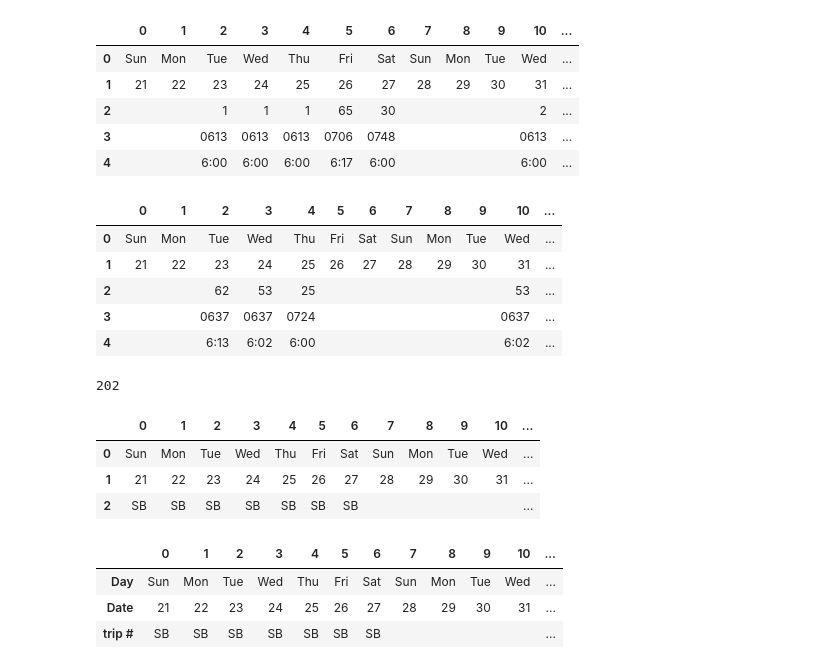
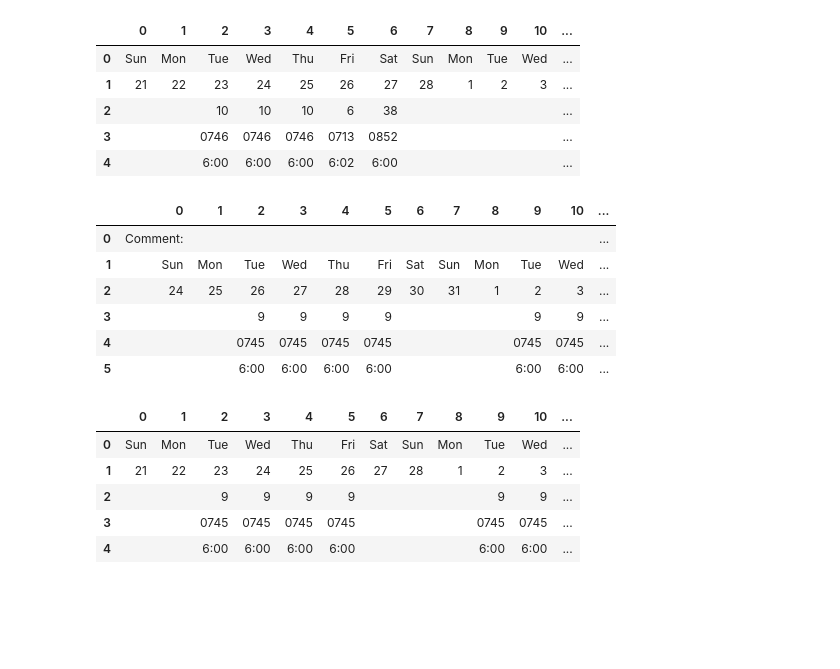
Before and after one commit to AstroPhysX/UPS-project, a Jupyter notebook: Program/Dev.ipynb, the cells around one changed output. Drawn from its saved outputs; the diff is of its cells as text; code cells hidden in the pictures; blank space fills up the shorter version.

```diff
--- a/Program/Dev.ipynb
+++ b/Program/Dev.ipynb
@@ -24,5 +21,16 @@ tables=camelot.read_pdf(filename,flavor='stream',pages=pgrange,table_regions=['7
 # %%
 dflist1=[]
 dflist2=[]
-# %%
-i=0
+# %%
+tables=[]
+# %%
+while True:
+        try:
+            extract=camelot.read_pdf(filename,flavor='stream',pages=pgrange,table_areas=['79.6,468,779.7,384.8','42.4,466,80.5,314.5','79.6,313,779.7,230.98','79.6,384.8,779.7,314.0','79.6,230.98,779.7,159.0','42.4,314,80.5,159.0'],columns=['104.6,128.8,152.9,177.1,201.2,225,249.5,273.4,297.6,321.6,345.6,369.8,393.9,418.2,442.1,466.4,490.4,514.3,538.6,562.7,586.8,611,635,659.1,683.4,707.3,731.3','42.4','104.6,128.8,152.9,177.1,201.2,225,249.5,273.4,297.6,321.6,345.6,369.8,393.9,418.2,442.1,466.4,490.4,514.3,538.6,562.7,586.8,611,635,659.1,683.4,707.3,731.3','104.6,128.8,152.9,177.1,201.2,225,249.5,273.4,297.6,321.6,345.6,369.8,393.9,418.2,442.1,466.4,490.4,514.3,538.6,562.7,586.8,611,635,659.1,683.4,707.3,731.3','104.6,128.8,152.9,177.1,201.2,225,249.5,273.4,297.6,321.6,345.6,369.8,393.9,418.2,442.1,466.4,490.4,514.3,538.6,562.7,586.8,611,635,659.1,683.4,707.3,731.3','42.4'],strip_text='--\n')
+            for i in range(0,len(extract)):
+                tables.append(extract[i].df)
+            break
+        except:
+            startpg=startpg+1
+            pgrange=str(startpg)+'-'+str(beforelastpg)
+            print("  Updated page range:",pgrange)
@@ -28,0 +39,11 @@ i=0
+# %%
+try:
+        pgrange=str(lastpg)
+        extractlast=camelot.read_pdf(filename,flavor='stream',pages=pgrange,table_areas=['79.6,468,779.7,384.8','42.4,466,80.5,314.5','79.6,313,779.7,230.98','79.6,384.8,779.7,314.0','79.6,230.98,779.7,159.0','42.4,314,80.5,159.0'],columns=['104.6,128.8,152.9,177.1,201.2,225,249.5,273.4,297.6,321.6,345.6,369.8,393.9,418.2,442.1,466.4,490.4,514.3,538.6,562.7,586.8,611,635,659.1,683.4,707.3,731.3','42.4','104.6,128.8,152.9,177.1,201.2,225,249.5,273.4,297.6,321.6,345.6,369.8,393.9,418.2,442.1,466.4,490.4,514.3,538.6,562.7,586.8,611,635,659.1,683.4,707.3,731.3','104.6,128.8,152.9,177.1,201.2,225,249.5,273.4,297.6,321.6,345.6,369.8,393.9,418.2,442.1,466.4,490.4,514.3,538.6,562.7,586.8,611,635,659.1,683.4,707.3,731.3','104.6,128.8,152.9,177.1,201.2,225,249.5,273.4,297.6,321.6,345.6,369.8,393.9,418.2,442.1,466.4,490.4,514.3,538.6,562.7,586.8,611,635,659.1,683.4,707.3,731.3','42.4'],strip_text='--\n')
+        for i in range(0,len(extractlast)):
+                tables.append(extractlast[i].df)
+except:
+
+    extractlast=camelot.read_pdf(filename,flavor='stream',pages=pgrange,table_areas=['79.6,468,779.7,384.8','42.4,466,80.5,314.5','79.6,384.8,779.7,314.0'],columns=['104.6,128.8,152.9,177.1,201.2,225,249.5,273.4,297.6,321.6,345.6,369.8,393.9,418.2,442.1,466.4,490.4,514.3,538.6,562.7,586.8,611,635,659.1,683.4,707.3,731.3','42.4','104.6,128.8,152.9,177.1,201.2,225,249.5,273.4,297.6,321.6,345.6,369.8,393.9,418.2,442.1,466.4,490.4,514.3,538.6,562.7,586.8,611,635,659.1,683.4,707.3,731.3'],strip_text='--\n')
+    for i in range(0,len(extractlast)):
+                tables.append(extractlast[i].df)
@@ -64,29 +122,19 @@ dflist1[1]
 # %%
-dflist1[2]
+tables[2]
 # %% [output]
 |  | 0 | 1 | 2 | 3 | 4 | 5 | 6 | 7 | 8 | 9 | 10 | ... |
 | 0 | Sun | Mon | Tue | Wed | Thu | Fri | Sat | Sun | Mon | Tue | Wed | ... |
-| 1 | 21 | 22 | 23 | 24 | 25 | 26 | 27 | 28 | 29 | 30 | 31 | ... |
-| 2 |  |  | 1 | 1 | 1 | 65 | 30 |  |  |  | 2 | ... |
-| 3 |  |  | 0613 | 0613 | 0613 | 0706 | 0748 |  |  |  | 0613 | ... |
-| 4 |  |  | 6:00 | 6:00 | 6:00 | 6:17 | 6:00 |  |  |  | 6:00 | ... |
+| 1 | 21 | 22 | 23 | 24 | 25 | 26 | 27 | 28 | 1 | 2 | 3 | ... |
+| 2 |  |  | 10 | 10 | 10 | 6 | 38 |  |  |  |  | ... |
+| 3 |  |  | 0746 | 0746 | 0746 | 0713 | 0852 |  |  |  |  | ... |
+| 4 |  |  | 6:00 | 6:00 | 6:00 | 6:02 | 6:00 |  |  |  |  | ... |
 # %%
-dflist1[3]
+tables[3]
 # %% [output]
 |  | 0 | 1 | 2 | 3 | 4 | 5 | 6 | 7 | 8 | 9 | 10 | ... |
-| 0 | Sun | Mon | Tue | Wed | Thu | Fri | Sat | Sun | Mon | Tue | Wed | ... |
-| 1 | 21 | 22 | 23 | 24 | 25 | 26 | 27 | 28 | 29 | 30 | 31 | ... |
-| 2 |  |  | 62 | 53 | 25 |  |  |  |  |  | 53 | ... |
-| 3 |  |  | 0637 | 0637 | 0724 |  |  |  |  |  | 0637 | ... |
-| 4 |  |  | 6:13 | 6:02 | 6:00 |  |  |  |  |  | 6:02 | ... |
+| 0 | Comment: |  |  |  |  |  |  |  |  |  |  | ... |
+| 1 | Sun | Mon | Tue | Wed | Thu | Fri | Sat | Sun | Mon | Tue | Wed | ... |
+| 2 | 24 | 25 | 26 | 27 | 28 | 29 | 30 | 31 | 1 | 2 | 3 | ... |
+| 3 |  |  | 9 | 9 | 9 | 9 |  |  |  | 9 | 9 | ... |
+| 4 |  |  | 0745 | 0745 | 0745 | 0745 |  |  |  | 0745 | 0745 | ... |
+| 5 |  |  | 6:00 | 6:00 | 6:00 | 6:00 |  |  |  | 6:00 | 6:00 | ... |
-# %%
-len(dflist1)
-# %% [output]
-202
-# %%
-dflist1[200]
-# %% [output]
-|  | 0 | 1 | 2 | 3 | 4 | 5 | 6 | 7 | 8 | 9 | 10 | ... |
-| 0 | Sun | Mon | Tue | Wed | Thu | Fri | Sat | Sun | Mon | Tue | Wed | ... |
-| 1 | 21 | 22 | 23 | 24 | 25 | 26 | 27 | 28 | 29 | 30 | 31 | ... |
-| 2 | SB | SB | SB | SB | SB | SB | SB |  |  |  |  | ... |
@@ -102,7 +141,9 @@ for i in range (0,len(dflist1)):
-# %%
-dflist1[200]
-# %% [output]
-|  | 0 | 1 | 2 | 3 | 4 | 5 | 6 | 7 | 8 | 9 | 10 | ... |
-| Day | Sun | Mon | Tue | Wed | Thu | Fri | Sat | Sun | Mon | Tue | Wed | ... |
-| Date | 21 | 22 | 23 | 24 | 25 | 26 | 27 | 28 | 29 | 30 | 31 | ... |
-| trip # | SB | SB | SB | SB | SB | SB | SB |  |  |  |  | ... |
+# %%
+tables[4]
+# %% [output]
+|  | 0 | 1 | 2 | 3 | 4 | 5 | 6 | 7 | 8 | 9 | 10 | ... |
+| 0 | Sun | Mon | Tue | Wed | Thu | Fri | Sat | Sun | Mon | Tue | Wed | ... |
+| 1 | 21 | 22 | 23 | 24 | 25 | 26 | 27 | 28 | 1 | 2 | 3 | ... |
+| 2 |  |  | 9 | 9 | 9 | 9 |  |  |  | 9 | 9 | ... |
+| 3 |  |  | 0745 | 0745 | 0745 | 0745 |  |  |  | 0745 | 0745 | ... |
+| 4 |  |  | 6:00 | 6:00 | 6:00 | 6:00 |  |  |  | 6:00 | 6:00 | ... |
```
Also changed, not shown: parts of 19 cells of this notebook, 3 other files.
